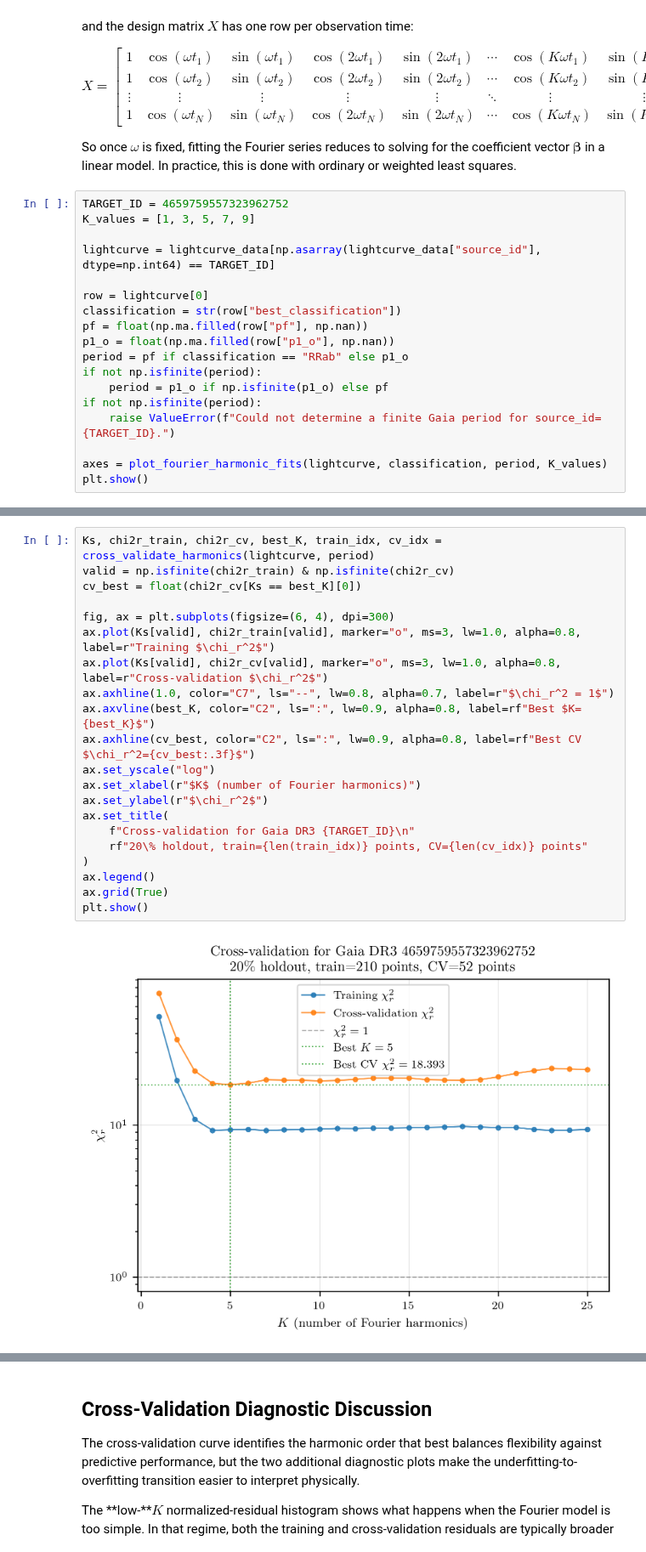
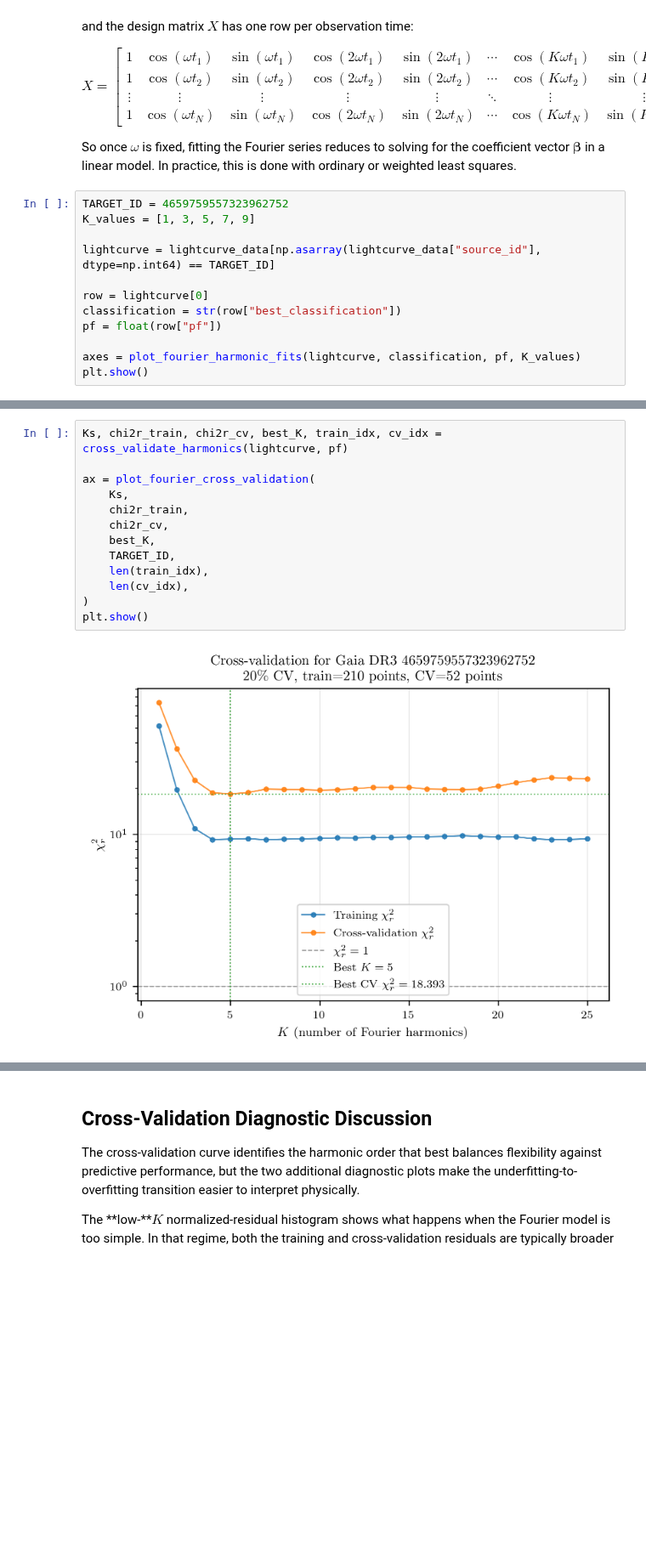
Before and after one commit to raw-asparagus/ay-128, a Jupyter notebook: labs/01/01-01.ipynb, the cells around one changed output, grey strips where cells are left out. Shown at 85% size. Cells and saved outputs as stored; diff of their text form; blank space fills up the shorter version.

```diff
--- a/labs/01/01-01.ipynb
+++ b/labs/01/01-01.ipynb
@@ -219,14 +228,8 @@ lightcurve = lightcurve_data[np.asarray(lightcurve_data["source_id"], dtype=np.i
 
 row = lightcurve[0]
 classification = str(row["best_classification"])
-pf = float(np.ma.filled(row["pf"], np.nan))
-p1_o = float(np.ma.filled(row["p1_o"], np.nan))
-period = pf if classification == "RRab" else p1_o
-if not np.isfinite(period):
-    period = p1_o if np.isfinite(p1_o) else pf
-if not np.isfinite(period):
-    raise ValueError(f"Could not determine a finite Gaia period for source_id={TARGET_ID}.")
+pf = float(row["pf"])
 
-axes = plot_fourier_harmonic_fits(lightcurve, classification, period, K_values)
+axes = plot_fourier_harmonic_fits(lightcurve, classification, pf, K_values)
 plt.show()
 # %% [output]
@@ -234,24 +237,16 @@ plt.show()
 # %%
-Ks, chi2r_train, chi2r_cv, best_K, train_idx, cv_idx = cross_validate_harmonics(lightcurve, period)
-valid = np.isfinite(chi2r_train) & np.isfinite(chi2r_cv)
-cv_best = float(chi2r_cv[Ks == best_K][0])
+Ks, chi2r_train, chi2r_cv, best_K, train_idx, cv_idx = cross_validate_harmonics(lightcurve, pf)
 
-fig, ax = plt.subplots(figsize=(6, 4), dpi=300)
-ax.plot(Ks[valid], chi2r_train[valid], marker="o", ms=3, lw=1.0, alpha=0.8, label=r"Training $\chi_r^2$")
-ax.plot(Ks[valid], chi2r_cv[valid], marker="o", ms=3, lw=1.0, alpha=0.8, label=r"Cross-validation $\chi_r^2$")
-ax.axhline(1.0, color="C7", ls="--", lw=0.8, alpha=0.7, label=r"$\chi_r^2 = 1$")
-ax.axvline(best_K, color="C2", ls=":", lw=0.9, alpha=0.8, label=rf"Best $K={best_K}$")
-ax.axhline(cv_best, color="C2", ls=":", lw=0.9, alpha=0.8, label=rf"Best CV $\chi_r^2={cv_best:.3f}$")
-ax.set_yscale("log")
-ax.set_xlabel(r"$K$ (number of Fourier harmonics)")
-ax.set_ylabel(r"$\chi_r^2$")
-ax.set_title(
-    f"Cross-validation for Gaia DR3 {TARGET_ID}\n"
-    rf"20\% holdout, train={len(train_idx)} points, CV={len(cv_idx)} points"
+ax = plot_fourier_cross_validation(
+    Ks,
+    chi2r_train,
+    chi2r_cv,
+    best_K,
+    TARGET_ID,
+    len(train_idx),
+    len(cv_idx),
 )
-ax.legend()
-ax.grid(True)
 plt.show()
 # %% [output]
-[figure, old version]
+[figure, new version]
 # %%
```
Also changed, not shown: parts of 10 cells of this notebook, 6 other files.
